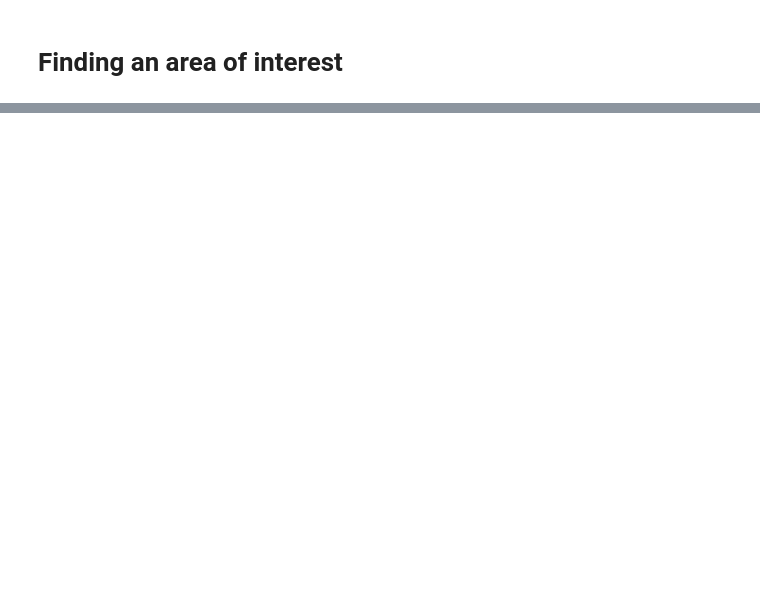
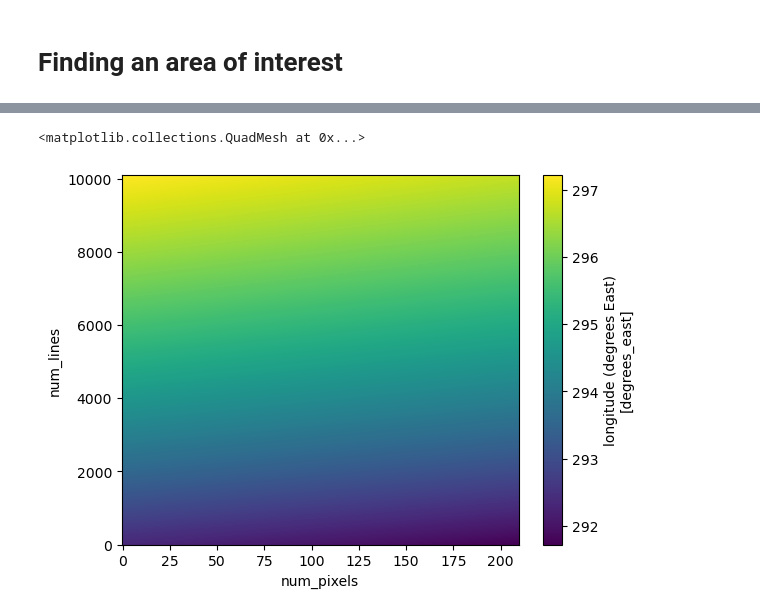
Before and after one commit to zcasparco/SWOT_UHH, a Jupyter notebook: dev/AoI.ipynb, the cells around one changed output, grey strips where cells are left out. Cells and saved outputs as stored; diff of their text form; code cells hidden in the pictures; blank space fills up the shorter version.

```diff
--- a/dev/AoI.ipynb
+++ b/dev/AoI.ipynb
@@ -105,3 +104,8 @@ ssha_unsmoothl = (unsmoothl_zoom.ssha_karin + unsmoothl_zoom.height_cor_xover)
+# %%
+ssha_unsmoothr.longitude.sel(num_pixels=slice(10,220)).plot()
+# %% [output]
+<matplotlib.collections.QuadMesh at 0x...>
+[figure, added]
 # %%
 #ssha_basic.plot(x='longitude',y='latitude',vmax=0.25,vmin =-0.25,cmap=cm.cm.balance)
 fig,axs = plt.subplots(1,2,figsize=(15,7))
```
Also changed, not shown: parts of 7 cells of this notebook, 1 other file.
